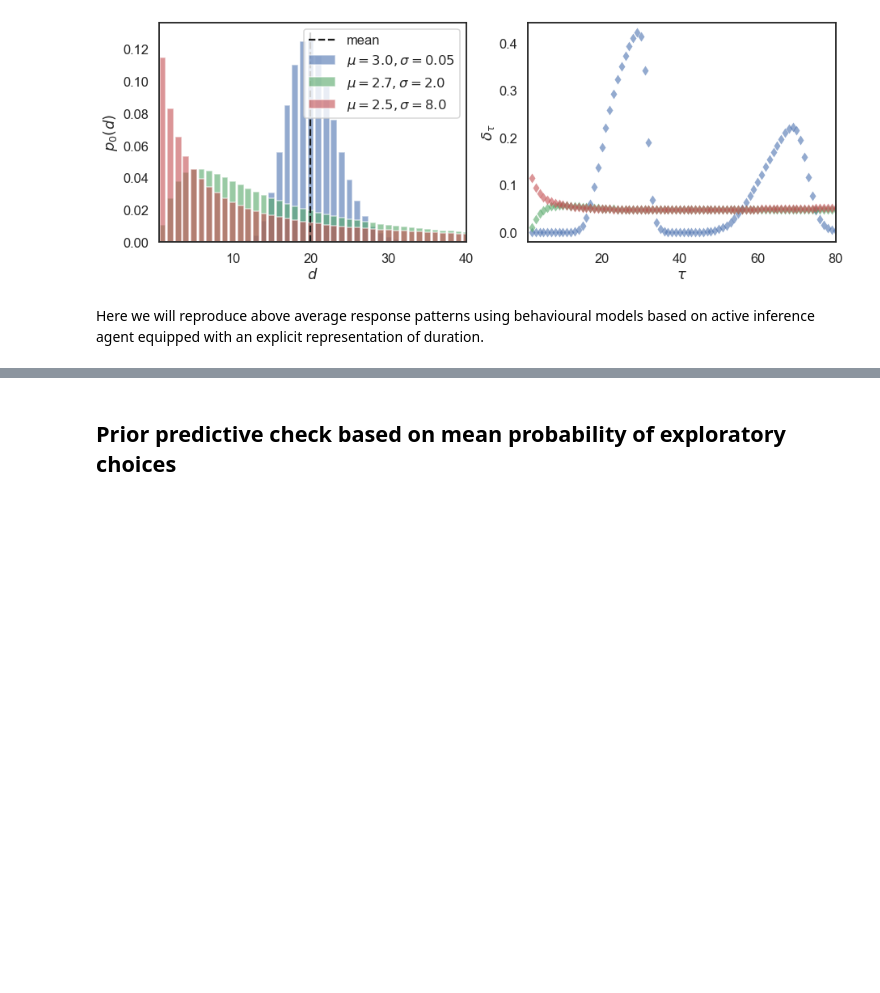
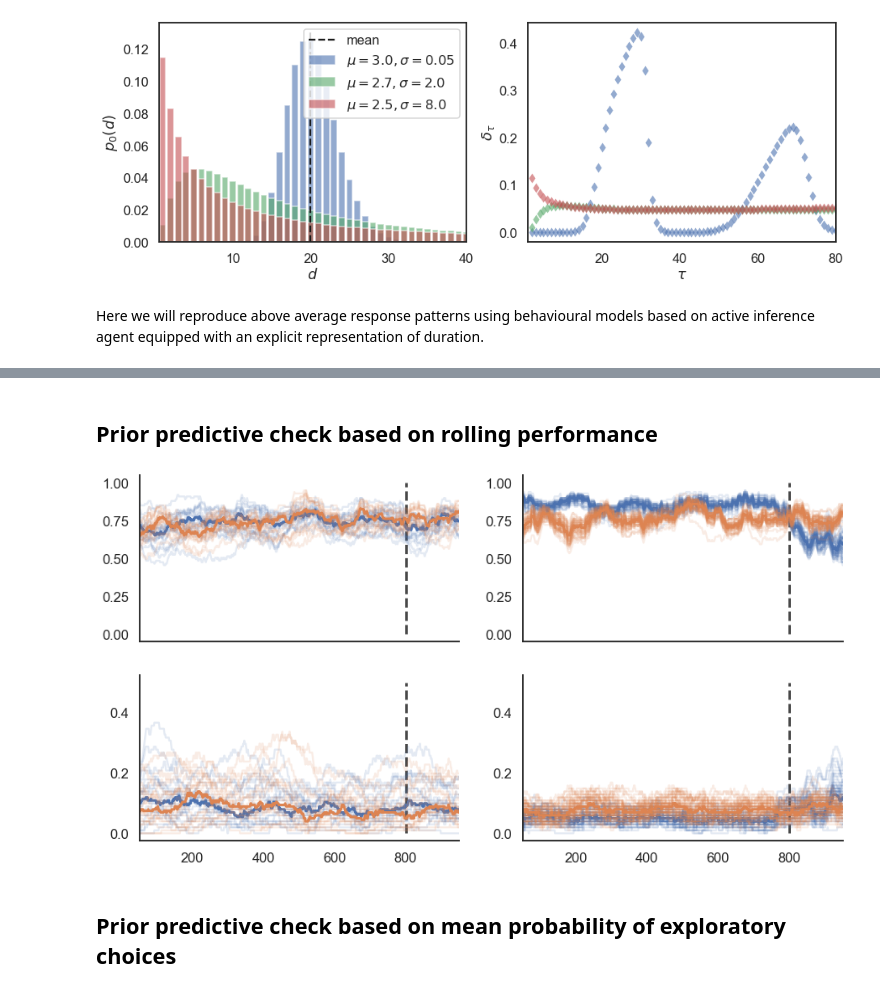
Before and after one commit to dimarkov/pybefit, a Jupyter notebook: examples/temp_rev_learn/analyse_behavioural_data.ipynb, the cells around one changed output, grey strips where cells are left out. Saved outputs shown, nothing was run; the diff lists cells and outputs as text; code cells hidden in the pictures; blank space fills up the shorter version.

```diff
--- a/examples/temp_rev_learn/analyse_behavioural_data.ipynb
+++ b/examples/temp_rev_learn/analyse_behavioural_data.ipynb
@@ -268,6 +272,57 @@ reg_corr2 = corrects2[..., :ns]
 irr_corr2 = corrects2[..., ns:]
 reg_perf2, reg_expl2 = get_reversal_statistics(reg_res2, reg_corr2, Sirr, ns)
 irr_perf2, irr_expl2 = get_reversal_statistics(irr_res2, irr_corr2, Sirr, ns)
+# %% [markdown]
+## Prior predictive check based on rolling performance
+# %%
+def plot_time_series(values, trials, ax):
+    g = ax.plot(trials, np.median(values, 0), lw=3)
+    ax.plot(trials, values.T, alpha=.15, color=g[0]._color)
+
+irr_expl_data = irr_res.T == 2
+reg_expl_data = reg_res.T == 2
+irr_expl_model = irr_res2.T == 2
+reg_expl_model = reg_res1.T == 2
+
+window_size = 101
+
+rolling_perf_reg = running_mean(reg_corr.T, ws=window_size)
+rolling_perf_irr = running_mean(irr_corr.T, ws=window_size)
+
+rolling_perf_reg_model = running_mean(reg_corr1.T, ws=window_size)
+rolling_perf_irr_model = running_mean(irr_corr2.T, ws=window_size)
+
+rolling_expl_reg = running_mean(reg_expl_data, ws=window_size)
+rolling_expl_irr = running_mean(irr_expl_data, ws=window_size)
+
+rolling_expl_reg_model = running_mean(reg_expl_model, ws=window_size)
+rolling_expl_irr_model = running_mean(irr_expl_model, ws=window_size)
+
+trials = np.arange((window_size - 1)//2 + 1, (window_size - 1)//2 + 1 + rolling_perf_reg.shape[-1], 1)
+
+fig, axes = plt.subplots(2, 2, figsize=(15, 8), sharex=True)
+plot_time_series(rolling_perf_reg, trials, axes[0, 0])
+plot_time_series(rolling_perf_irr, trials, axes[0, 0])
+
+plot_time_series(rolling_perf_reg_model, trials, axes[0, 1])
+plot_time_series(rolling_perf_irr_model, trials, axes[0, 1])
+
+plot_time_series(rolling_expl_reg, trials, axes[1, 0])
+plot_time_series(rolling_expl_irr, trials, axes[1, 0])
+
+plot_time_series(rolling_expl_reg_model, trials, axes[1, 1])
+plot_time_series(rolling_expl_irr_model, trials, axes[1, 1])
+
+axes[0, 0].vlines(800, 0, 1, 'k', linestyle='--', lw=3, alpha=.8)
+axes[0, 1].vlines(800, 0, 1, 'k', linestyle='--', lw=3, alpha=.8)
+axes[1, 0].vlines(800, 0, .5, 'k', linestyle='--', lw=3, alpha=.8)
+axes[1, 1].vlines(800, 0, .5, 'k', linestyle='--', lw=3, alpha=.8)
+
+
+sns.despine(fig)
+plt.xlim([trials[0], trials[-1]]);
+# %% [output]
+[figure, added]
 # %% [markdown]
 ## Prior predictive check based on mean probability of exploratory choices
 # %%
```
Also changed, not shown: parts of 7 cells of this notebook.
